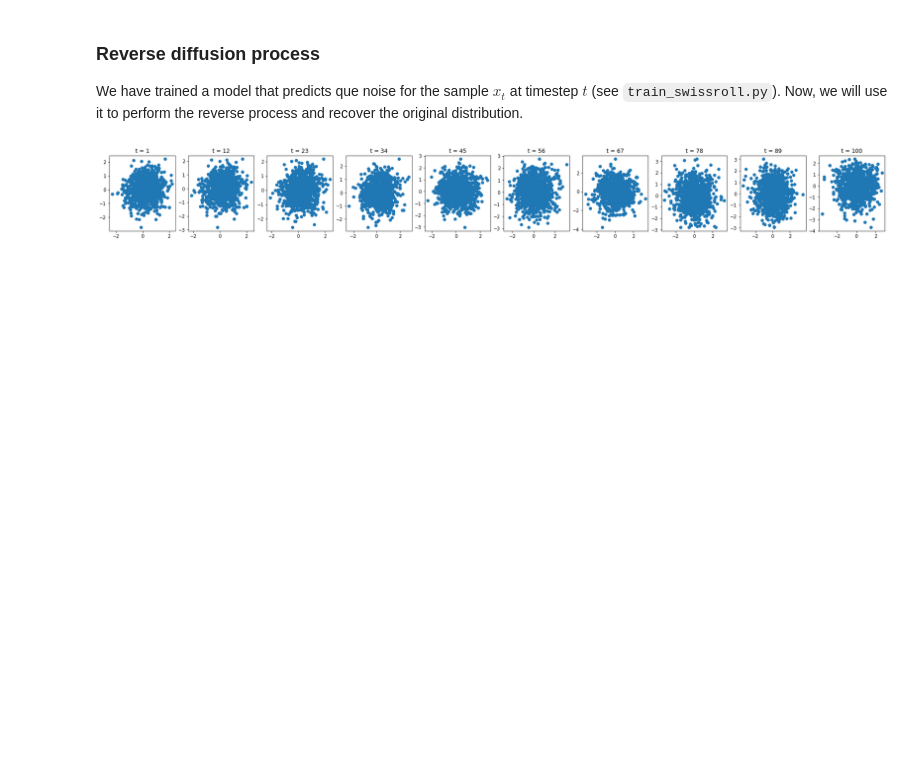
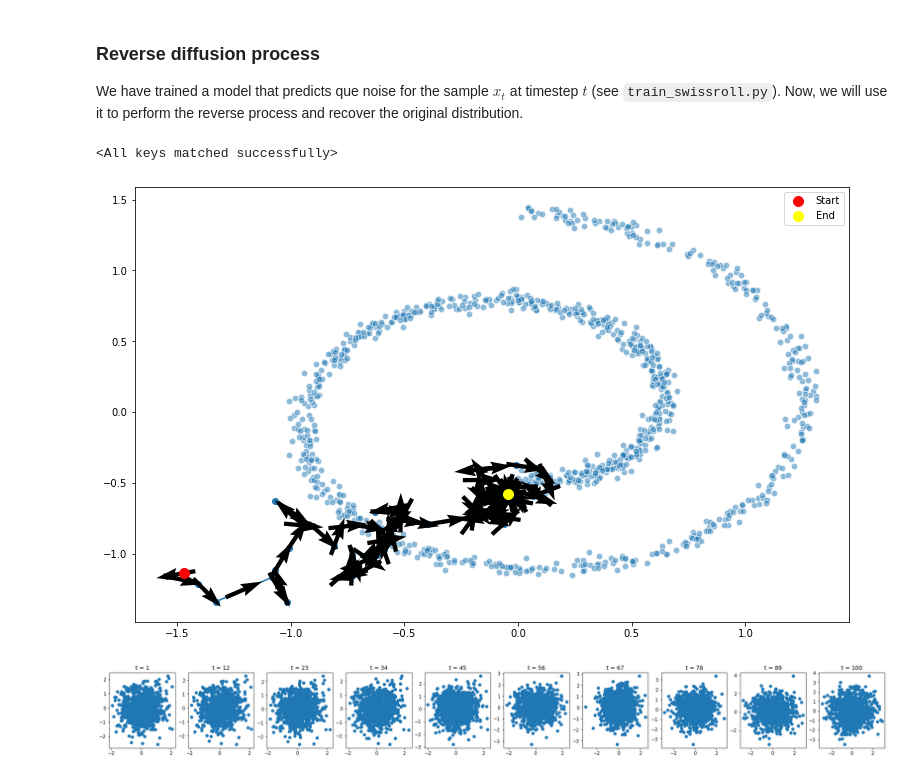
Before and after one commit to jgcarrasco/diffusion, a Jupyter notebook: explore.ipynb, the cells around one changed output. Drawn from its saved outputs; the diff is of its cells as text; code cells hidden in the pictures; blank space fills up the shorter version.

```diff
--- a/explore.ipynb
+++ b/explore.ipynb
@@ -112,10 +109,20 @@ We have trained a model that predicts que noise for the sample $x_t$ at timestep
 timesteps = 100
 #model = SwissRollModel(timesteps=timesteps)
 model = ConditionalModel(n_steps=timesteps)
-diffusion = Diffusion(model, timesteps=100, beta_1=1e-4, beta_T=1e-1)
+diffusion = Diffusion(model, timesteps=timesteps, beta_1=1e-5, beta_T=1e-2)
 diffusion.load_state_dict(torch.load(os.path.join("saved_models", "test.pth")))
-
-fig = diffusion.plot_reverse_process()
-plt.show()
 # %% [output]
-[figure, removed]
+<All keys matched successfully>
+# %%
+trajectory = torch.squeeze(diffusion.generate(n_samples=1, return_all=True)).detach().numpy()
+
+ax = plot_trajectory(trajectory[:, 0], trajectory[:, 1])
+ax.scatter(points[:, 0], points[:, 1], alpha=0.5, color='C0', edgecolor='white', s=40);
+plt.show()
+# %% [output]
+[figure, added]
+# %%
+fig = diffusion.plot_reverse_process()
+plt.show()
+# %% [output]
+[figure, added]
```
Also changed, not shown: parts of 7 cells of this notebook, 5 other files.
